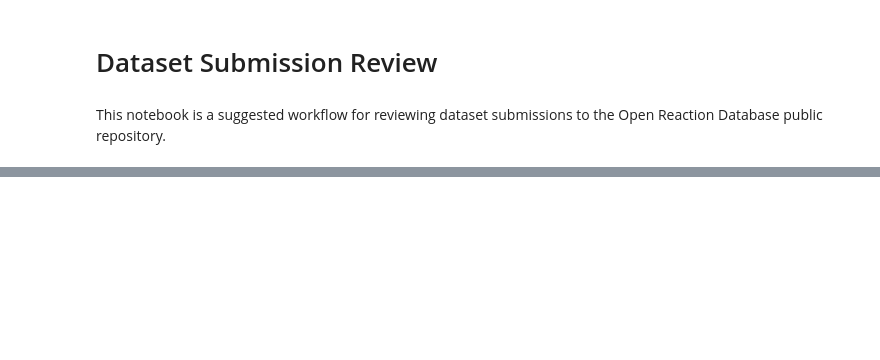
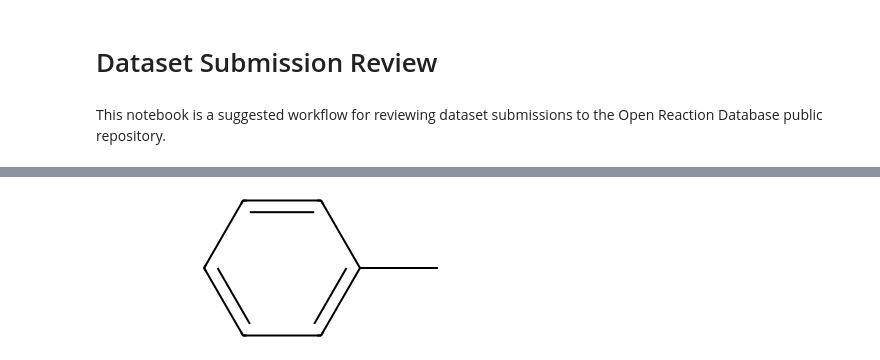
Before and after one commit to bdeadman/ord-schema, a Jupyter notebook: examples/reviews/example_1/review_example_1.ipynb, the cells around one changed output, grey strips where cells are left out. Saved outputs shown, nothing was run; the diff lists cells and outputs as text; code cells hidden in the pictures; blank space fills up the shorter version.

```diff
--- a/examples/reviews/example_1/review_example_1.ipynb
+++ b/examples/reviews/example_1/review_example_1.ipynb
@@ -20,0 +405,7 @@ FileNotFoundError: [Errno 2] No such file or directory: './attempts_dataset.pbtx
+# %%
+m = Chem.MolFromSmiles('Cc1ccccc1')
+m
+#img = Draw.MolToImage(m)
+#img.show()
+# %% [output]
+[figure, added]
```
Also changed, not shown: parts of 55 cells of this notebook.
